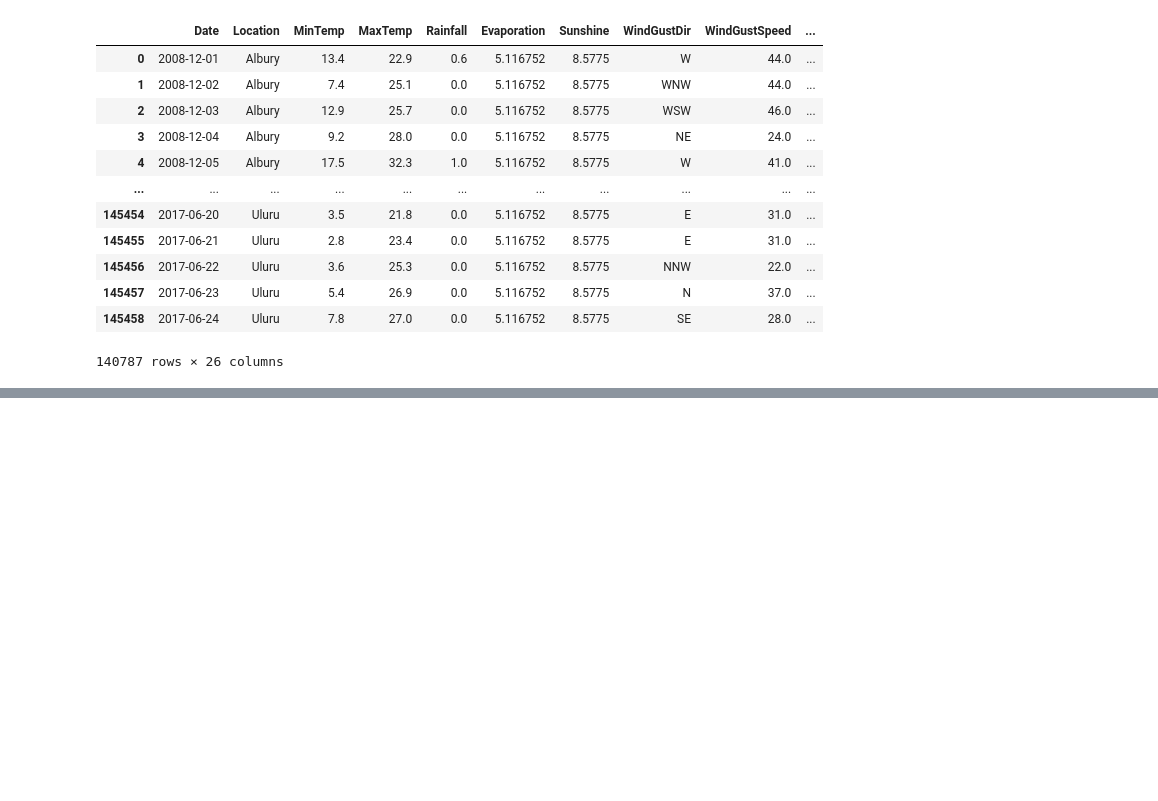
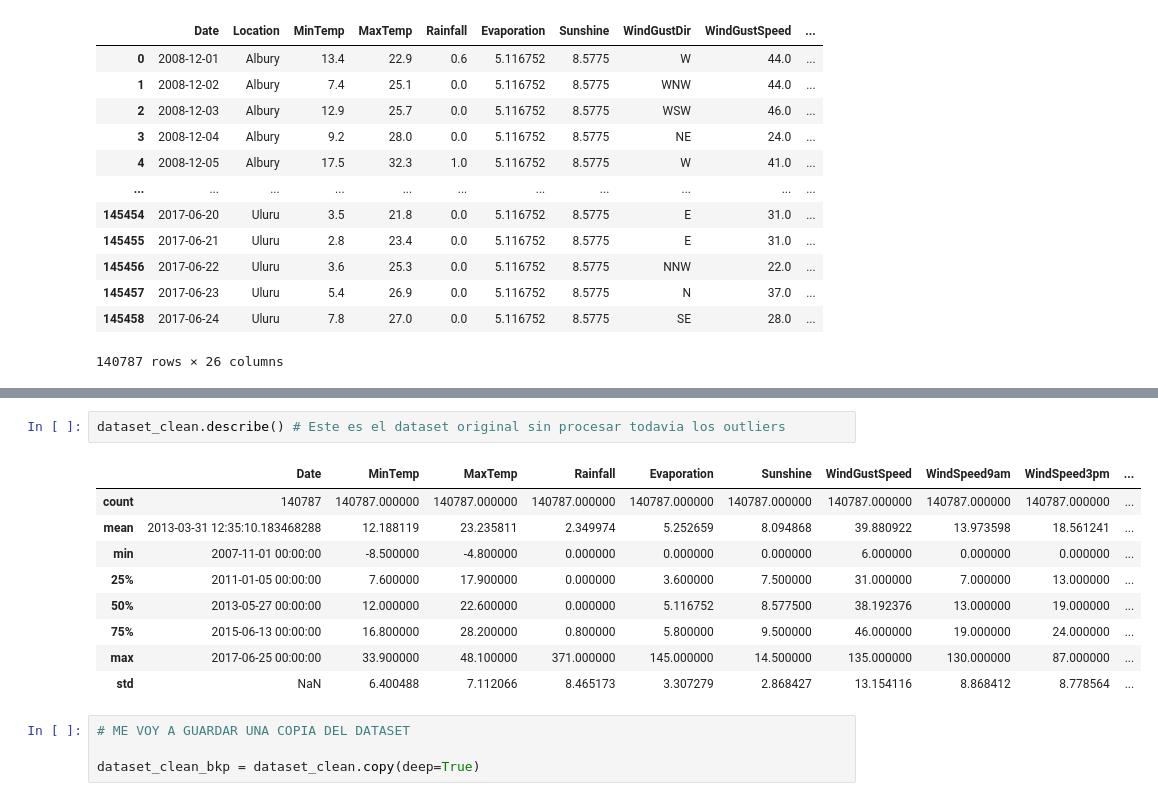
Before and after one commit to diegosarina-ceia/AMq1, a Jupyter notebook: weather_analysis/punto3.ipynb, the cells around one changed output, grey strips where cells are left out. Drawn from its saved outputs; the diff is of its cells as text; blank space fills up the shorter version.

```diff
--- a/weather_analysis/punto3.ipynb
+++ b/weather_analysis/punto3.ipynb
@@ -543,0 +595,16 @@ numeric_cols_outlier = [col for col in numeric_cols if col not in columns_to_exc
+# %%
+dataset_clean.describe() # Este es el dataset original sin procesar todavia los outliers
+# %% [output]
+|  | Date | MinTemp | MaxTemp | Rainfall | Evaporation | Sunshine | WindGustSpeed | WindSpeed9am | WindSpeed3pm | ... |
+| count | 140787 | 140787.000000 | 140787.000000 | 140787.000000 | 140787.000000 | 140787.000000 | 140787.000000 | 140787.000000 | 140787.000000 | ... |
+| mean | 2013-03-31 12:35:10.183468288 | 12.188119 | 23.235811 | 2.349974 | 5.252659 | 8.094868 | 39.880922 | 13.973598 | 18.561241 | ... |
+| min | 2007-11-01 00:00:00 | -8.500000 | -4.800000 | 0.000000 | 0.000000 | 0.000000 | 6.000000 | 0.000000 | 0.000000 | ... |
+| 25% | 2011-01-05 00:00:00 | 7.600000 | 17.900000 | 0.000000 | 3.600000 | 7.500000 | 31.000000 | 7.000000 | 13.000000 | ... |
+| 50% | 2013-05-27 00:00:00 | 12.000000 | 22.600000 | 0.000000 | 5.116752 | 8.577500 | 38.192376 | 13.000000 | 19.000000 | ... |
+| 75% | 2015-06-13 00:00:00 | 16.800000 | 28.200000 | 0.800000 | 5.800000 | 9.500000 | 46.000000 | 19.000000 | 24.000000 | ... |
+| max | 2017-06-25 00:00:00 | 33.900000 | 48.100000 | 371.000000 | 145.000000 | 14.500000 | 135.000000 | 130.000000 | 87.000000 | ... |
+| std | NaN | 6.400488 | 7.112066 | 8.465173 | 3.307279 | 2.868427 | 13.154116 | 8.868412 | 8.778564 | ... |
+# %%
+# ME VOY A GUARDAR UNA COPIA DEL DATASET
+
+dataset_clean_bkp = dataset_clean.copy(deep=True)
```
Also changed, not shown: parts of 16 cells of this notebook, 2 other files.
